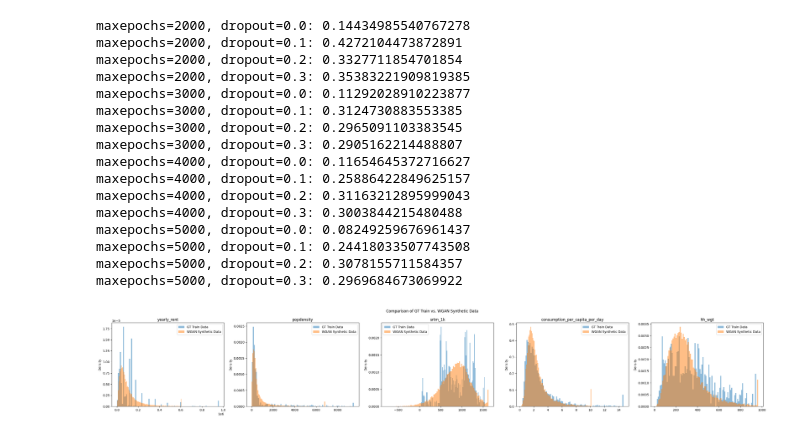
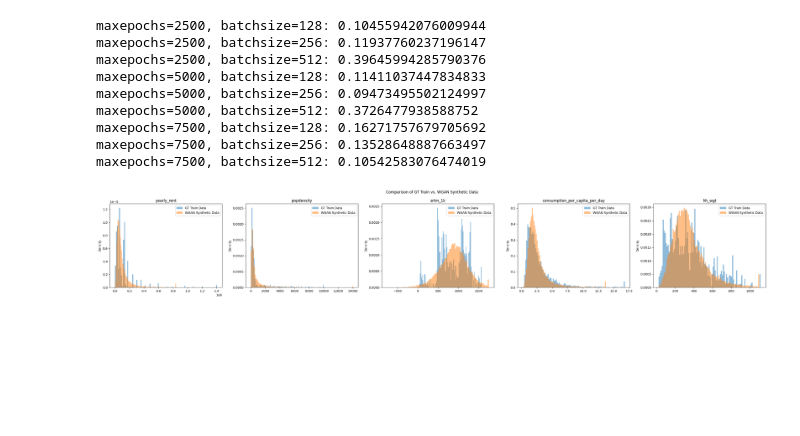
Before and after one commit to roshni714/poverty, a Jupyter notebook: dry_run/malawi_wgan.ipynb, the cells around one changed output. Saved outputs shown, nothing was run; the diff lists cells and outputs as text; code cells hidden in the pictures; blank space fills up the shorter version.

Commit message:
density estimation hparam search

```diff
--- a/dry_run/malawi_wgan.ipynb
+++ b/dry_run/malawi_wgan.ipynb
@@ -5,9 +5,9 @@ from gan_data_gen import load_data_for_wgan, get_mean_std_error
 from wgan import compare_dfs
 import numpy as np
 # %%
-maxepochs_range = [2000, 3000, 4000, 5000]
-dropout_range = [0., 0.1, 0.2, 0.3]
-batchsize = 256
+maxepochs_range = [2500, 5000, 7500]
+dropout = 0.0
+batchsize_range = [128, 256, 512]
 lr = 1e-3
 
 def get_train_data():
@@ -27,48 +27,41 @@ df_train = get_train_data()
 
 hparams = {}
 for maxepochs in maxepochs_range:
-        for dropout in dropout_range:
-            df_synthetic = get_synthetic_data(maxepochs, lr, batchsize, dropout)
-            mean_rmse, std_rmse = get_mean_std_error(df_train, df_synthetic)
-            hparams[(maxepochs, dropout)] = (mean_rmse, std_rmse)
+     for batchsize in batchsize_range:
+        df_synthetic = get_synthetic_data(maxepochs, lr, batchsize, dropout)
+        mean_rmse, std_rmse = get_mean_std_error(df_train, df_synthetic)
+        hparams[(maxepochs, batchsize)] = (mean_rmse, std_rmse)
 # %%
 for maxepochs in maxepochs_range:
-        for dropout in dropout_range:
-                print(f'maxepochs={maxepochs}, dropout={dropout}: {hparams[(maxepochs, dropout)][0] + hparams[(maxepochs, dropout)][1] }')
+        for batchsize in batchsize_range:
+                print(f'maxepochs={maxepochs}, batchsize={batchsize}: {hparams[(maxepochs, batchsize)][0] + hparams[(maxepochs, batchsize)][1] }')
 # %% [output]
-maxepochs=2000, dropout=0.0: 0.14434985540767278
-maxepochs=2000, dropout=0.1: 0.4272104473872891
-maxepochs=2000, dropout=0.2: 0.3327711854701854
-maxepochs=2000, dropout=0.3: 0.35383221909819385
-maxepochs=3000, dropout=0.0: 0.11292028910223877
-maxepochs=3000, dropout=0.1: 0.3124730883553385
-maxepochs=3000, dropout=0.2: 0.2965091103383545
-maxepochs=3000, dropout=0.3: 0.2905162214488807
-maxepochs=4000, dropout=0.0: 0.11654645372716627
-maxepochs=4000, dropout=0.1: 0.25886422849625157
-maxepochs=4000, dropout=0.2: 0.31163212895999043
-maxepochs=4000, dropout=0.3: 0.3003844215480488
-maxepochs=5000, dropout=0.0: 0.08249259676961437
-maxepochs=5000, dropout=0.1: 0.24418033507743508
-maxepochs=5000, dropout=0.2: 0.3078155711584357
-maxepochs=5000, dropout=0.3: 0.2969684673069922
+maxepochs=2500, batchsize=128: 0.10455942076009944
+maxepochs=2500, batchsize=256: 0.11937760237196147
+maxepochs=2500, batchsize=512: 0.39645994285790376
+maxepochs=5000, batchsize=128: 0.11411037447834833
+maxepochs=5000, batchsize=256: 0.09473495502124997
+maxepochs=5000, batchsize=512: 0.3726477938588752
+maxepochs=7500, batchsize=128: 0.16271757679705692
+maxepochs=7500, batchsize=256: 0.13528648887663497
+maxepochs=7500, batchsize=512: 0.10542583076474019
 # %%
 df1 = get_train_data()
-df2 = get_synthetic_data(5000, lr, batchsize, 0.0)
+df2 = get_synthetic_data(5000, lr, 256, 0.0)
 # %%
 fig, axs = plt.subplots(1, 5, figsize=(30, 5))
 
 features = ['yearly_rent', 'popdensity', 'srtm_1k', 'consumption_per_capita_per_day', 'hh_wgt']
 
 plt.suptitle('Comparison of GT Train vs. WGAN Synthetic Data')
 
 for i, feature in enumerate(features):
-    axs[i].hist(np.clip(df1[feature], None, np.quantile(df1[feature], 0.99)), alpha=0.5, label='GT Train Data', density=True, bins=100)
-    axs[i].hist(np.clip(df2[feature], None, np.quantile(df2[feature], 0.99)), alpha=0.5, label='WGAN Synthetic Data', density=True, bins=100)
+    axs[i].hist(np.clip(df1[feature], None, np.quantile(df1[feature], 0.995)), alpha=0.5, label='GT Train Data', density=True, bins=100)
+    axs[i].hist(np.clip(df2[feature], None, np.quantile(df2[feature], 0.995)), alpha=0.5, label='WGAN Synthetic Data', density=True, bins=100)
     axs[i].set_title(feature)
     axs[i].set_ylabel('Density')
     axs[i].legend()
 plt.tight_layout()
 plt.savefig("figs/wgan.pdf")
 # %% [output]
-[figure, old version]
+[figure, new version]
```
Also changed, not shown: 3 other files.
